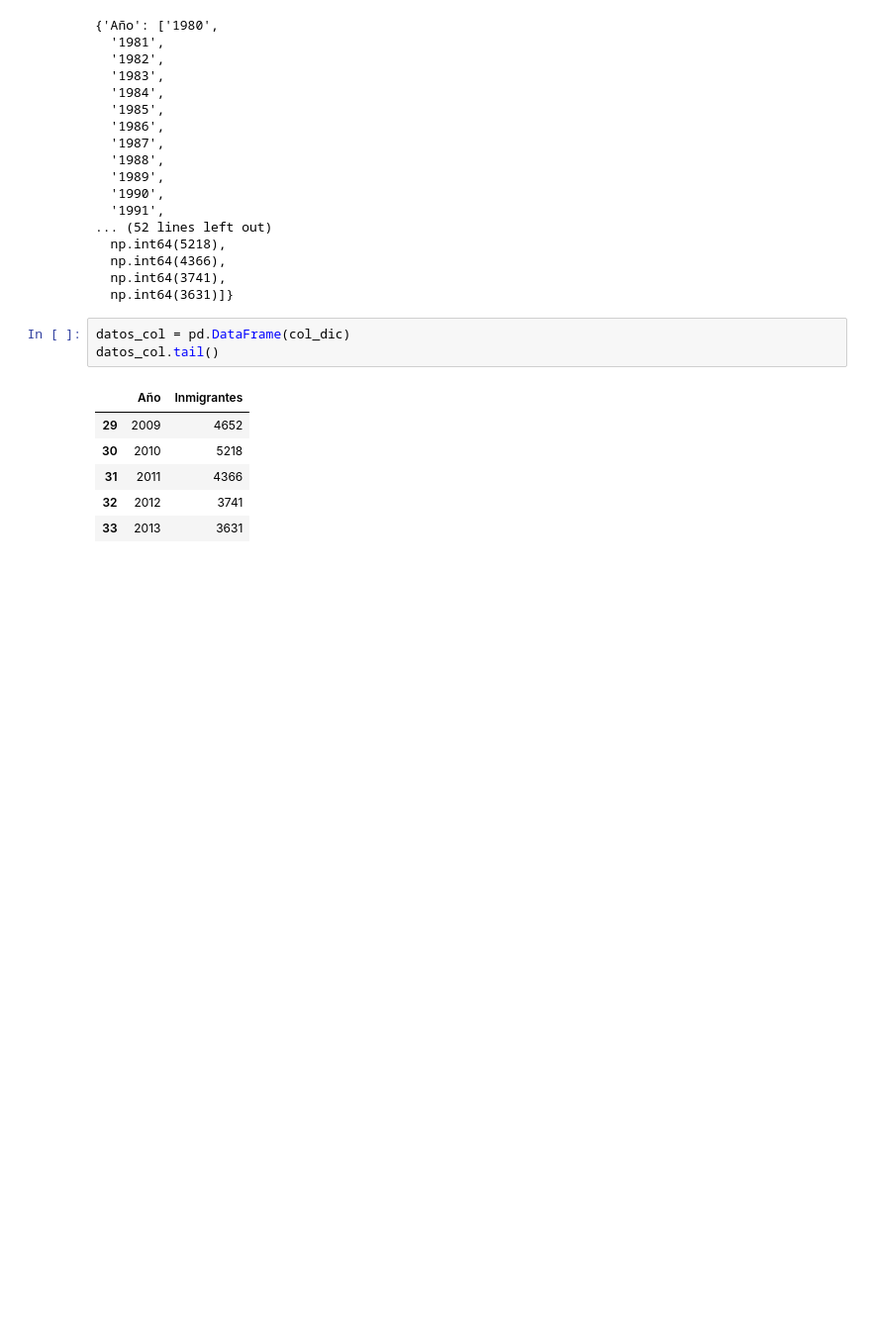
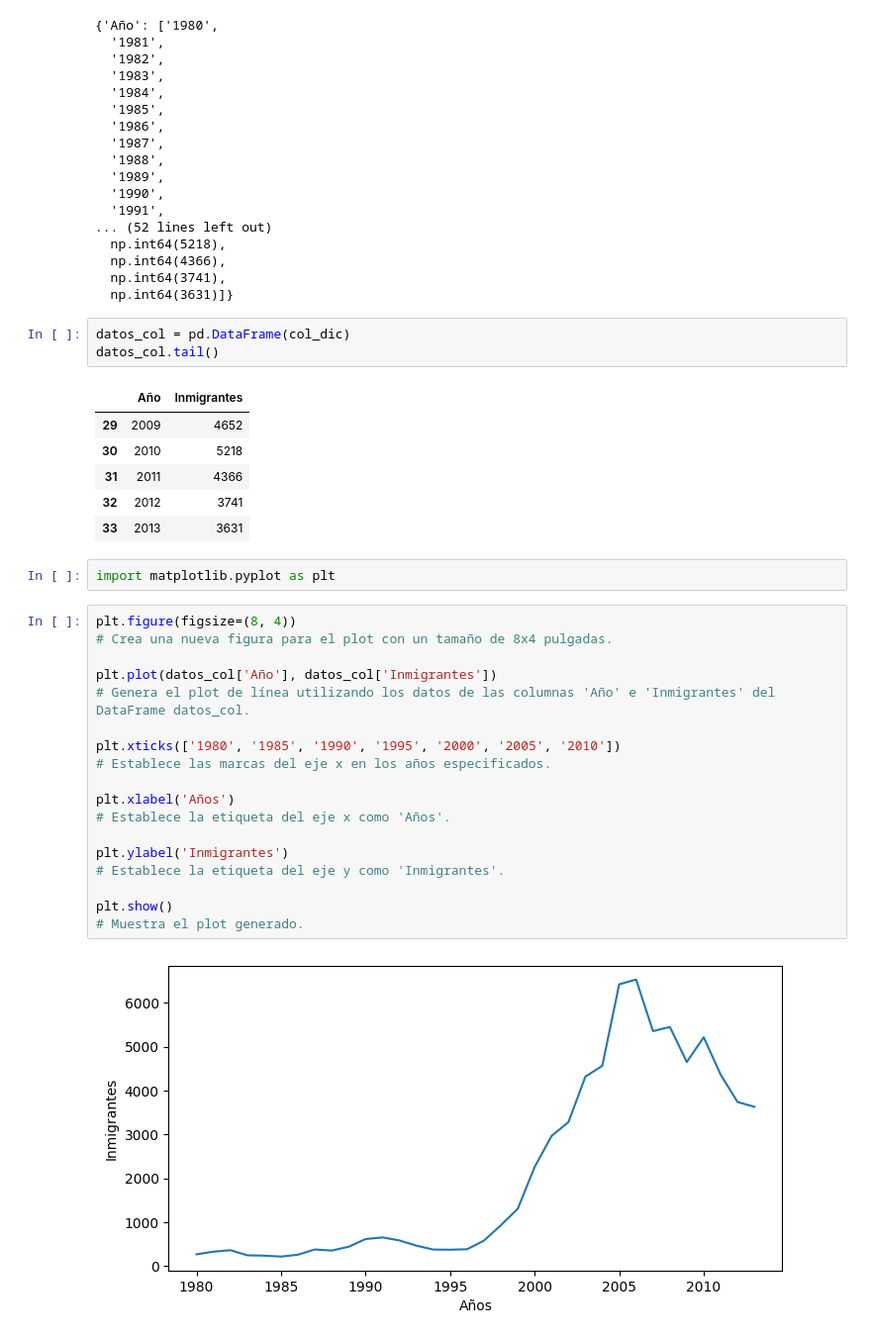
Before and after one commit to MarteDevs/visualizacion-de-datos-con-bibliotecas-de-python, a Jupyter notebook: visualizacion_de_datos_con_python.ipynb, the cells around one changed output. Shown: that part at 99% size. Cells and saved outputs as stored; diff of their text form; blank space fills up the shorter version.

Commit message:
visualizacion de datos

```diff
--- a/visualizacion_de_datos_con_python.ipynb
+++ b/visualizacion_de_datos_con_python.ipynb
@@ -137,3 +137,25 @@ datos_col.tail()
 | 31 | 2011 | 4366 |
 | 32 | 2012 | 3741 |
 | 33 | 2013 | 3631 |
+# %%
+import matplotlib.pyplot as plt
+# %%
+plt.figure(figsize=(8, 4))
+# Crea una nueva figura para el plot con un tamaño de 8x4 pulgadas.
+
+plt.plot(datos_col['Año'], datos_col['Inmigrantes'])
+# Genera el plot de línea utilizando los datos de las columnas 'Año' e 'Inmigrantes' del DataFrame datos_col.
+
+plt.xticks(['1980', '1985', '1990', '1995', '2000', '2005', '2010'])
+# Establece las marcas del eje x en los años especificados.
+
+plt.xlabel('Años')
+# Establece la etiqueta del eje x como 'Años'.
+
+plt.ylabel('Inmigrantes')
+# Establece la etiqueta del eje y como 'Inmigrantes'.
+
+plt.show()
+# Muestra el plot generado.
+# %% [output]
+[figure, added]
```
Also changed, not shown: parts of 7 cells of this notebook.
